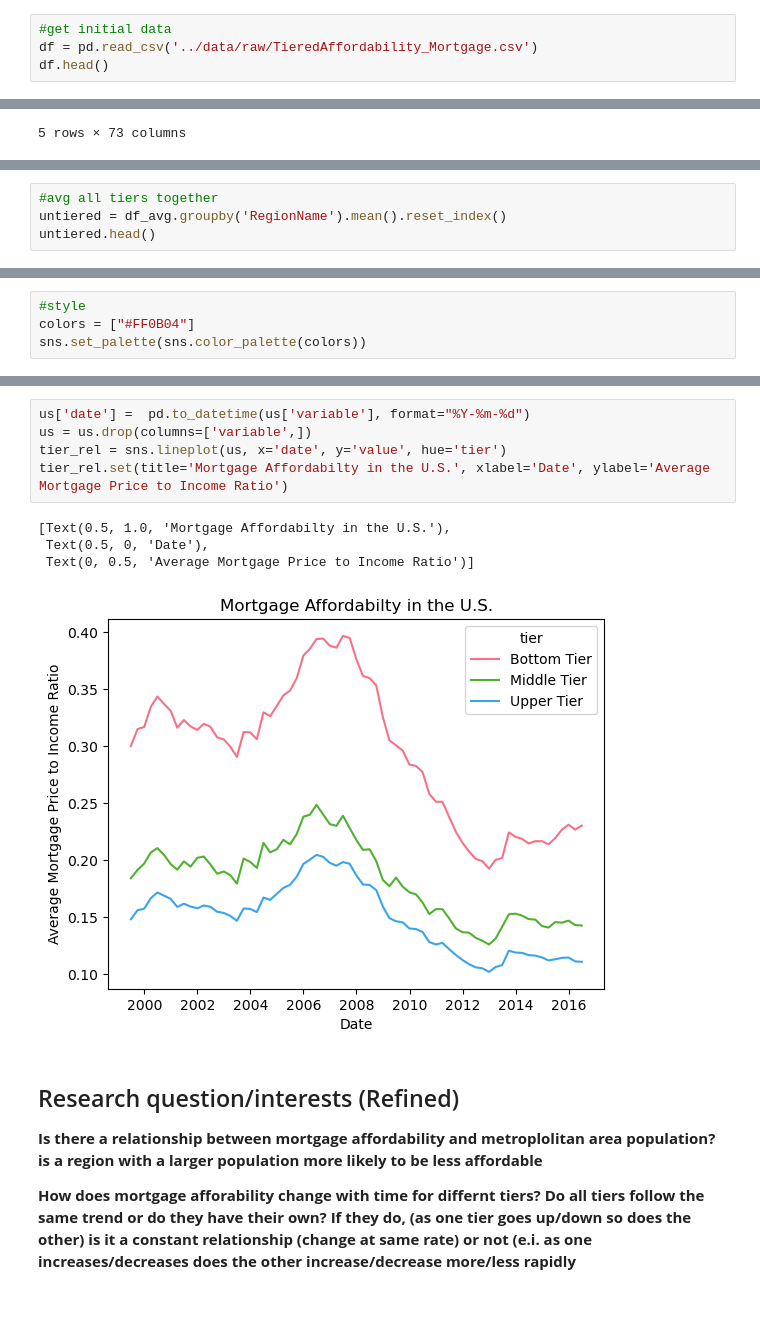
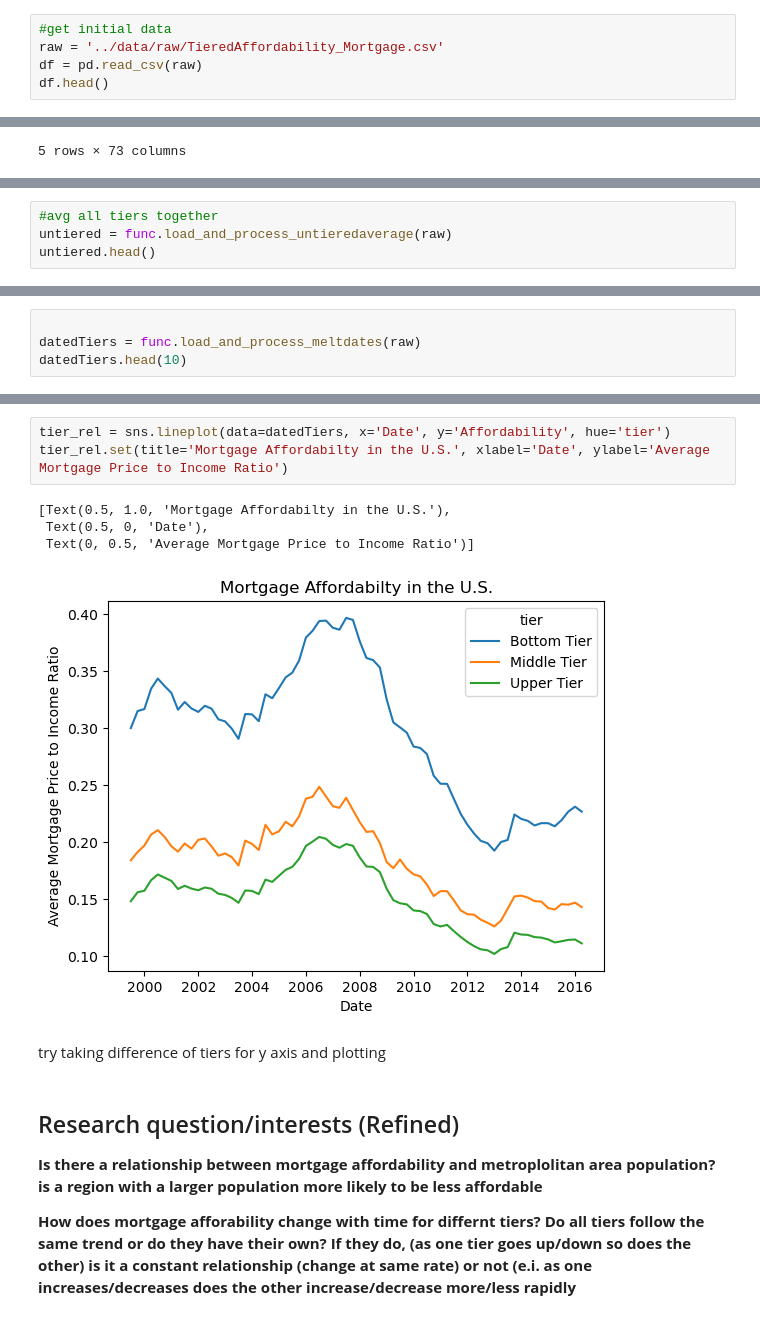
Before and after one commit to ubco-W2022T2-data301/project-group-therealgroup30, a Jupyter notebook: analysis/analysisWill.ipynb, the cells around one changed output, grey strips where cells are left out. Cells and saved outputs as stored; diff of their text form.

```diff
--- a/analysis/analysisWill.ipynb
+++ b/analysis/analysisWill.ipynb
@@ -21,6 +26,7 @@ import matplotlib as plt
 # %%
 #get initial data
-df = pd.read_csv('../data/raw/TieredAffordability_Mortgage.csv')
+raw = '../data/raw/TieredAffordability_Mortgage.csv'
+df = pd.read_csv(raw)
 df.head()
 # %% [output]
 |  | RegionID | RegionName | PopRank | tier | 1999-06-30 | 1999-09-30 | 1999-12-31 | 2000-03-31 | 2000-06-30 | ... |
@@ -51,6 +61,6 @@ df_avg
 147 rows × 74 columns
 # %%
 #avg all tiers together
-untiered = df_avg.groupby('RegionName').mean().reset_index()
+untiered = func.load_and_process_untieredaverage(raw)
 untiered.head()
 # %% [output]
@@ -67,4 +75,0 @@ untiered.to_csv('../data/processed/untieredMortgageAffortability')
-# %%
-#style
-colors = ["#FF0B04"]
-sns.set_palette(sns.color_palette(colors))
@@ -162,0 +161,4 @@ us
+# %%
+
+datedTiers = func.load_and_process_meltdates(raw)
+datedTiers.head(10)
@@ -163,13 +177,13 @@ us
 # %%
-us['date'] =  pd.to_datetime(us['variable'], format="%Y-%m-%d")
-us = us.drop(columns=['variable',])
-tier_rel = sns.lineplot(us, x='date', y='value', hue='tier')
+tier_rel = sns.lineplot(data=datedTiers, x='Date', y='Affordability', hue='tier')
 tier_rel.set(title='Mortgage Affordabilty in the U.S.', xlabel='Date', ylabel='Average Mortgage Price to Income Ratio')
 # %% [output]
 [Text(0.5, 1.0, 'Mortgage Affordabilty in the U.S.'),
  Text(0.5, 0, 'Date'),
  Text(0, 0.5, 'Average Mortgage Price to Income Ratio')]
-[figure, old version]
+[figure, new version]
+# %% [markdown]
+try taking difference of tiers for y axis and plotting
 # %% [markdown]
 ## Research question/interests (Refined)
 
```
Also changed, not shown: parts of 16 cells of this notebook, 2 other files.
